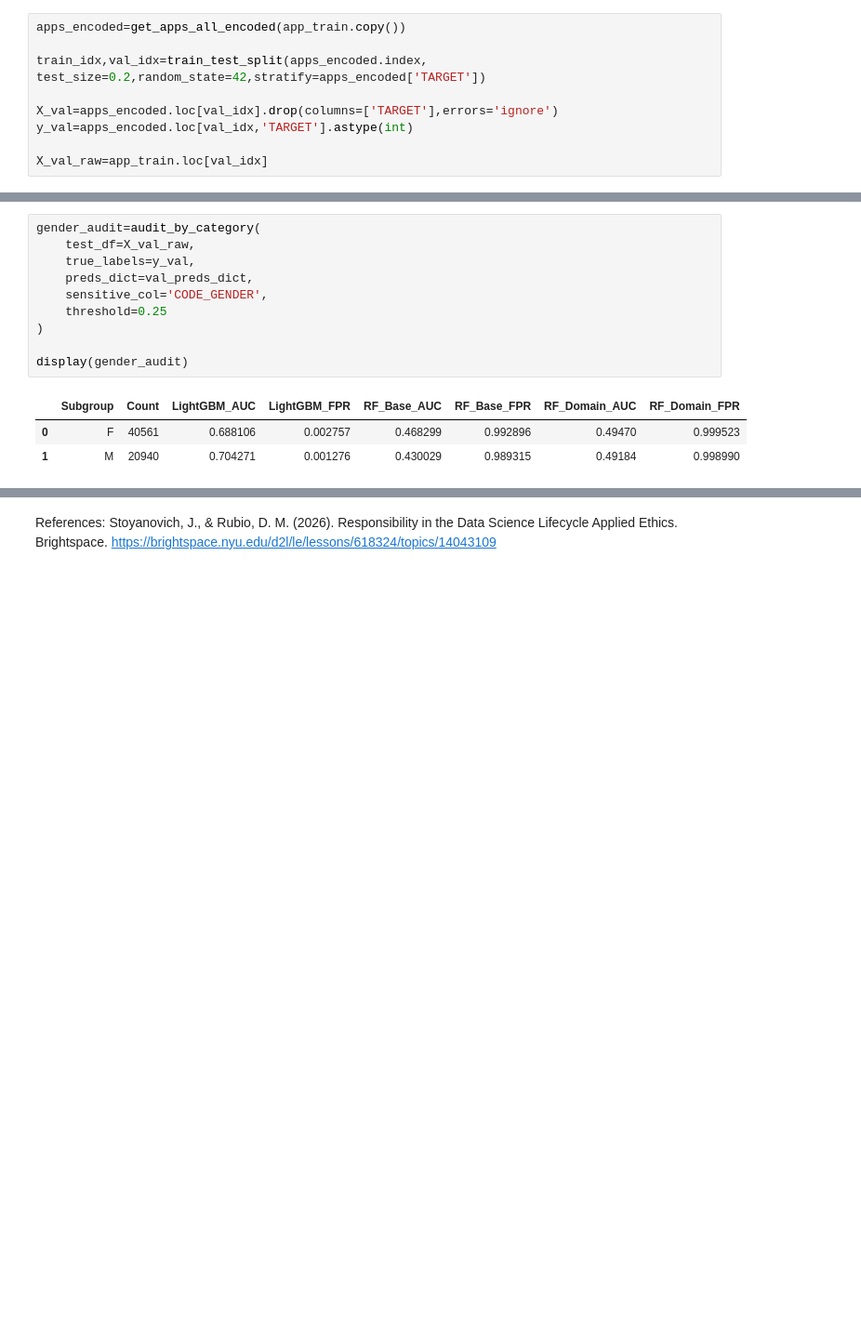
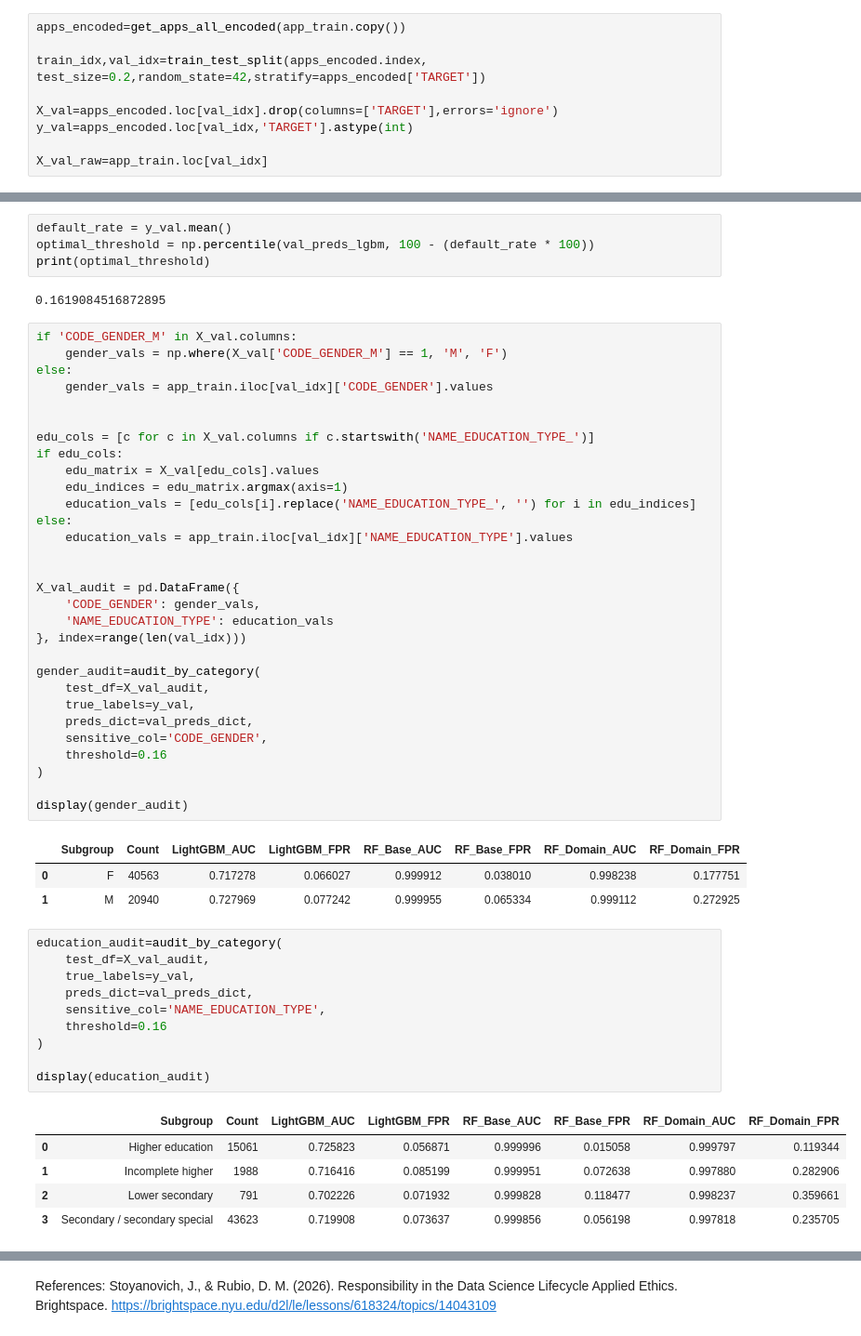
Before and after one commit to eh3285/audit-home, a Jupyter notebook: lightgbm/jenny_audit_notebook.ipynb, the cells around one changed output, grey strips where cells are left out. Shown at 93% size. Saved outputs shown, nothing was run; the diff lists cells and outputs as text; blank space fills up the shorter version.

Commit message:
fairness audit and plotting of accuracy audit and fairness audit

```diff
--- a/lightgbm/jenny_audit_notebook.ipynb
+++ b/lightgbm/jenny_audit_notebook.ipynb
@@ -1339,14 +1218,56 @@ val_preds_dict={
+# %%
+default_rate = y_val.mean()
+optimal_threshold = np.percentile(val_preds_lgbm, 100 - (default_rate * 100))
+print(optimal_threshold)
+# %% [output]
+0.1619084516872895
+# %%
+if 'CODE_GENDER_M' in X_val.columns:
+    gender_vals = np.where(X_val['CODE_GENDER_M'] == 1, 'M', 'F')
+else:
+    gender_vals = app_train.iloc[val_idx]['CODE_GENDER'].values
+
+
+edu_cols = [c for c in X_val.columns if c.startswith('NAME_EDUCATION_TYPE_')]
+if edu_cols:
+    edu_matrix = X_val[edu_cols].values
+    edu_indices = edu_matrix.argmax(axis=1)
+    education_vals = [edu_cols[i].replace('NAME_EDUCATION_TYPE_', '') for i in edu_indices]
+else:
+    education_vals = app_train.iloc[val_idx]['NAME_EDUCATION_TYPE'].values
+
+
+X_val_audit = pd.DataFrame({
+    'CODE_GENDER': gender_vals,
+    'NAME_EDUCATION_TYPE': education_vals
+}, index=range(len(val_idx)))
+
+gender_audit=audit_by_category(
+    test_df=X_val_audit,
+    true_labels=y_val,
+    preds_dict=val_preds_dict,
+    sensitive_col='CODE_GENDER',
+    threshold=0.16
+)
+
+display(gender_audit)
+# %% [output]
+|  | Subgroup | Count | LightGBM_AUC | LightGBM_FPR | RF_Base_AUC | RF_Base_FPR | RF_Domain_AUC | RF_Domain_FPR |
+| 0 | F | 40563 | 0.717278 | 0.066027 | 0.999912 | 0.038010 | 0.998238 | 0.177751 |
+| 1 | M | 20940 | 0.727969 | 0.077242 | 0.999955 | 0.065334 | 0.999112 | 0.272925 |
 # %%
-gender_audit=audit_by_category(
-    test_df=X_val_raw,
+education_audit=audit_by_category(
+    test_df=X_val_audit,
     true_labels=y_val,
     preds_dict=val_preds_dict,
-    sensitive_col='CODE_GENDER',
-    threshold=0.25
+    sensitive_col='NAME_EDUCATION_TYPE',
+    threshold=0.16
 )
 
-display(gender_audit)
+display(education_audit)
 # %% [output]
 |  | Subgroup | Count | LightGBM_AUC | LightGBM_FPR | RF_Base_AUC | RF_Base_FPR | RF_Domain_AUC | RF_Domain_FPR |
-| 0 | F | 40561 | 0.688106 | 0.002757 | 0.468299 | 0.992896 | 0.49470 | 0.999523 |
-| 1 | M | 20940 | 0.704271 | 0.001276 | 0.430029 | 0.989315 | 0.49184 | 0.998990 |
+| 0 | Higher education | 15061 | 0.725823 | 0.056871 | 0.999996 | 0.015058 | 0.999797 | 0.119344 |
+| 1 | Incomplete higher | 1988 | 0.716416 | 0.085199 | 0.999951 | 0.072638 | 0.997880 | 0.282906 |
+| 2 | Lower secondary | 791 | 0.702226 | 0.071932 | 0.999828 | 0.118477 | 0.998237 | 0.359661 |
+| 3 | Secondary / secondary special | 43623 | 0.719908 | 0.073637 | 0.999856 | 0.056198 | 0.997818 | 0.235705 |
```
Also changed, not shown: parts of 31 cells of this notebook.
